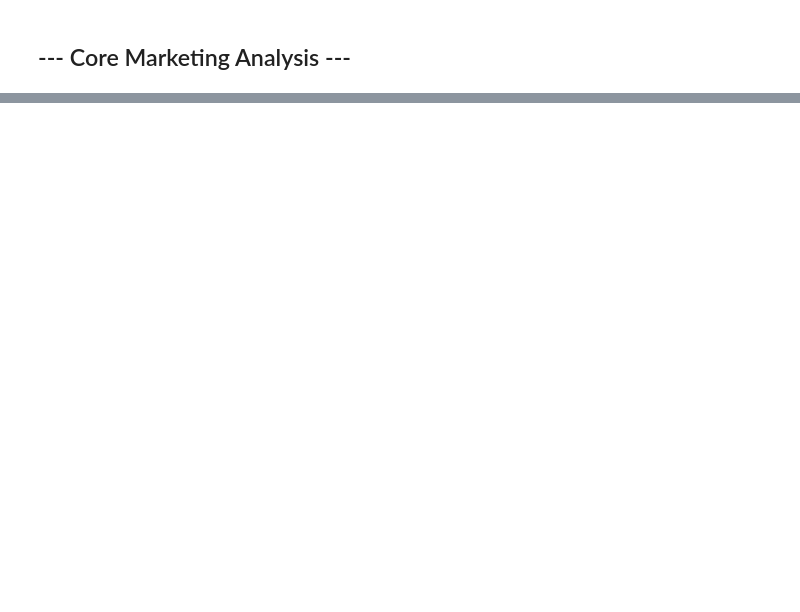
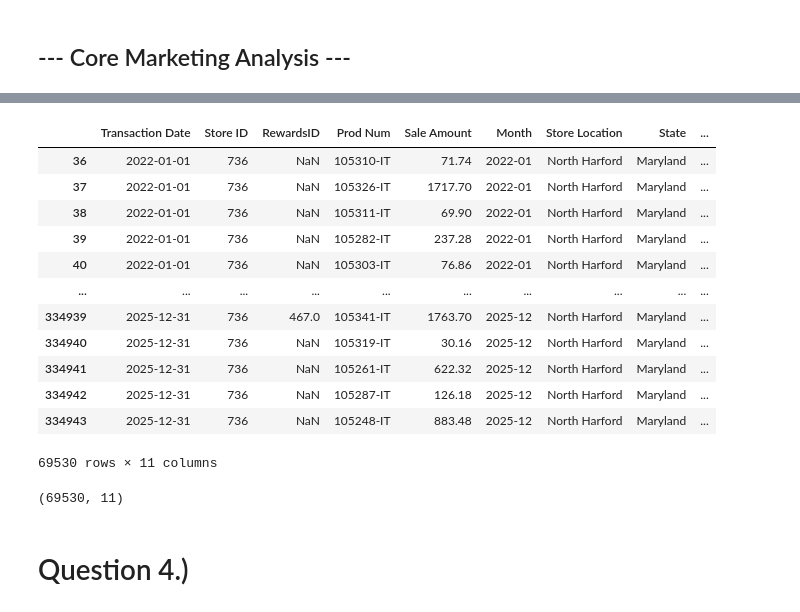
Before and after one commit to luisocelot13-beep/Capstone_2, a Jupyter notebook: Ocelotl_sales_analysis.ipynb, the cells around one changed output, grey strips where cells are left out. Drawn from its saved outputs; the diff is of its cells as text; code cells hidden in the pictures; blank space fills up the shorter version.

Commit message:
FInished required questions

```diff
--- a/Ocelotl_sales_analysis.ipynb
+++ b/Ocelotl_sales_analysis.ipynb
@@ -93,0 +183,15 @@ memory usage: 4.2 KB
+# %%
+# change transaction date to date time
+# extract month
+
+Store_S["Transaction Date"] = pd.to_datetime(Store_S["Transaction Date"])
+# %%
+# create column for month--
+Store_S["Month"] = Store_S["Transaction Date"].dt.to_period("M")
+# %%
+#Join sales and store detail tables
+
+sales_merged = Store_S.merge(
+    Store_D,
+    on = "Store ID",
+    how="left")
@@ -93,0 +208,6 @@ memory usage: 4.2 KB
+# %%
+# show only Maine and maryland
+# This will filter the sales_merged to only show maine and Maryland
+
+sales_filtered = sales_merged[
+    sales_merged["State"].isin(["Maine","Maryland"])]
@@ -93,0 +280,22 @@ memory usage: 4.2 KB
+# %%
+sales_filtered[sales_filtered["Store ID"] == 736]
+# %% [output]
+|  | Transaction Date | Store ID | RewardsID | Prod Num | Sale Amount | Month | Store Location | State | ... |
+| 36 | 2022-01-01 | 736 | NaN | 105310-IT | 71.74 | 2022-01 | North Harford | Maryland | ... |
+| 37 | 2022-01-01 | 736 | NaN | 105326-IT | 1717.70 | 2022-01 | North Harford | Maryland | ... |
+| 38 | 2022-01-01 | 736 | NaN | 105311-IT | 69.90 | 2022-01 | North Harford | Maryland | ... |
+| 39 | 2022-01-01 | 736 | NaN | 105282-IT | 237.28 | 2022-01 | North Harford | Maryland | ... |
+| 40 | 2022-01-01 | 736 | NaN | 105303-IT | 76.86 | 2022-01 | North Harford | Maryland | ... |
+| ... | ... | ... | ... | ... | ... | ... | ... | ... | ... |
+| 334939 | 2025-12-31 | 736 | 467.0 | 105341-IT | 1763.70 | 2025-12 | North Harford | Maryland | ... |
+| 334940 | 2025-12-31 | 736 | NaN | 105319-IT | 30.16 | 2025-12 | North Harford | Maryland | ... |
+| 334941 | 2025-12-31 | 736 | NaN | 105261-IT | 622.32 | 2025-12 | North Harford | Maryland | ... |
+| 334942 | 2025-12-31 | 736 | NaN | 105287-IT | 126.18 | 2025-12 | North Harford | Maryland | ... |
+| 334943 | 2025-12-31 | 736 | NaN | 105248-IT | 883.48 | 2025-12 | North Harford | Maryland | ... |
+69530 rows × 11 columns
+# %%
+sales_filtered[sales_filtered["Store ID"] == 736].shape
+# %% [output]
+(69530, 11)
+# %% [markdown]
+# Question 4.)
```
Also changed, not shown: parts of 49 cells of this notebook, 1 other file.
